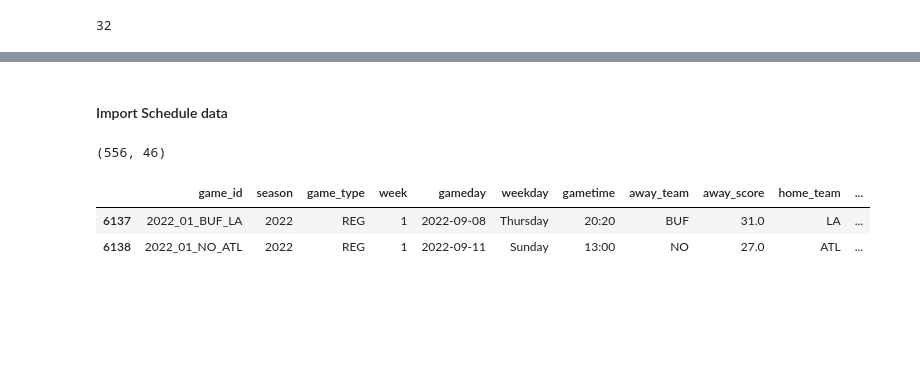
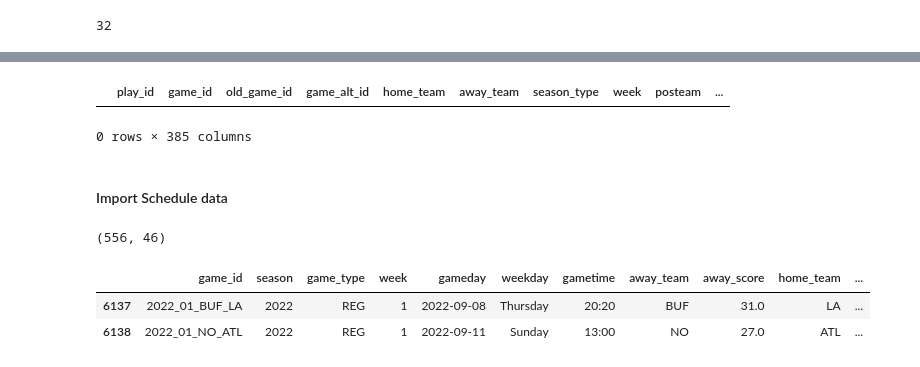
Before and after one commit to tsteussie/nfl-machine-learning-models, a Jupyter notebook: play_predictions/nfl-data-py-library-preprocessing.ipynb, the cells around one changed output, grey strips where cells are left out. Cells and saved outputs as stored; diff of their text form; code cells hidden in the pictures; blank space fills up the shorter version.

```diff
--- a/play_predictions/nfl-data-py-library-preprocessing.ipynb
+++ b/play_predictions/nfl-data-py-library-preprocessing.ipynb
@@ -64,4 +74,9 @@ play_df.sample(1)
 1 rows × 385 columns
+# %%
+# Move game_alt_id to fourth column in dataframe
+cols = play_df.columns.tolist()
+cols = cols[:3] + cols[-1:] + cols[3:-1]
+play_df = play_df[cols]
 # %%
 # Print column names and missing values count
 print(play_df.columns.tolist())
@@ -89,0 +89,5 @@ play_df.describe().transpose()
+# %%
+# Game-play sequence
+play_df['play'] = play_df.groupby(['game_id'])['play_id'].cumcount() + 1
+
+play_df.play.nunique()
@@ -106,4 +112,11 @@ game_alt_id        0
 Length: 385, dtype: int64
+# %%
+# Return dataframe with missing posteam values
+play_check = play_df.loc[play_df['posteam'].isnull()]
+play_check
+# %% [output]
+|  | play_id | game_id | old_game_id | game_alt_id | home_team | away_team | season_type | week | posteam | ... |
+0 rows × 385 columns
 # %% [markdown]
 #### Import Schedule data
 # %%
```
Also changed, not shown: parts of 56 cells of this notebook, 1 other file.
